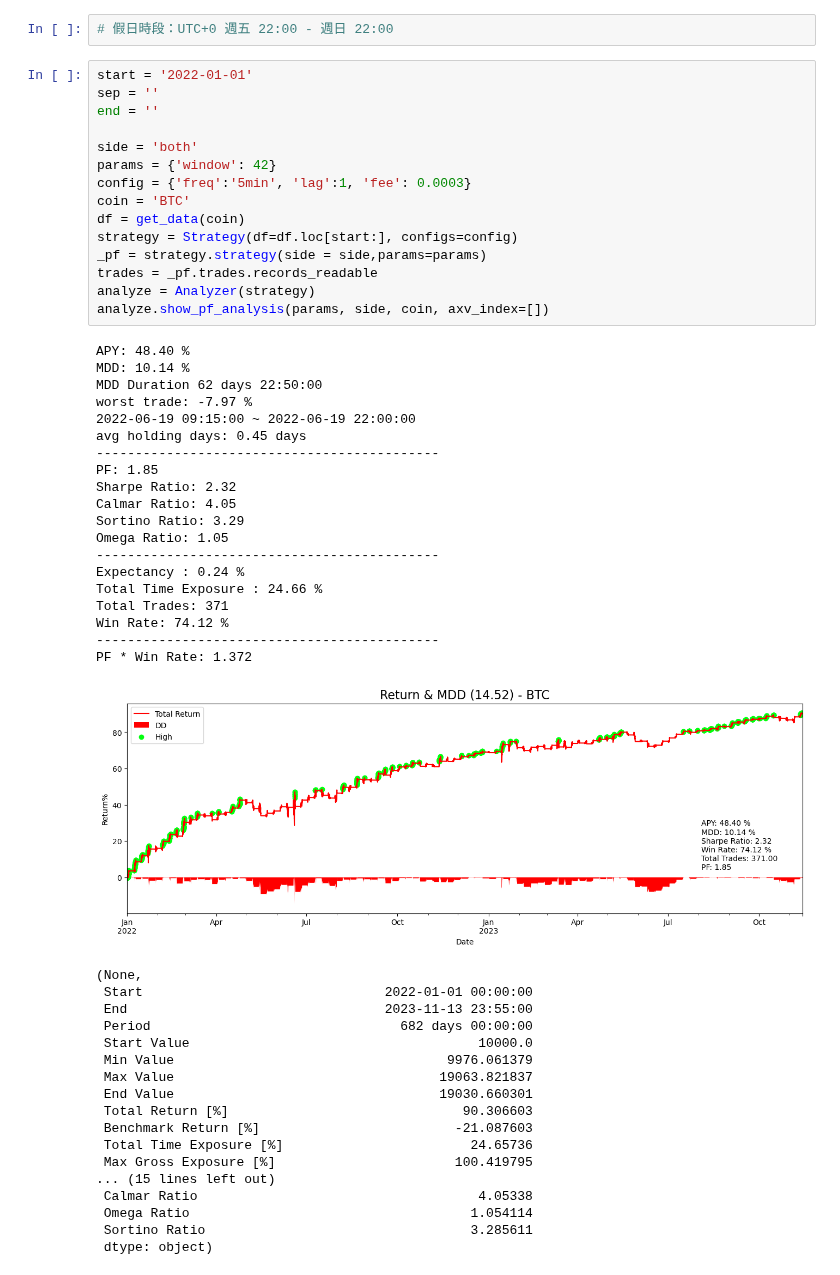
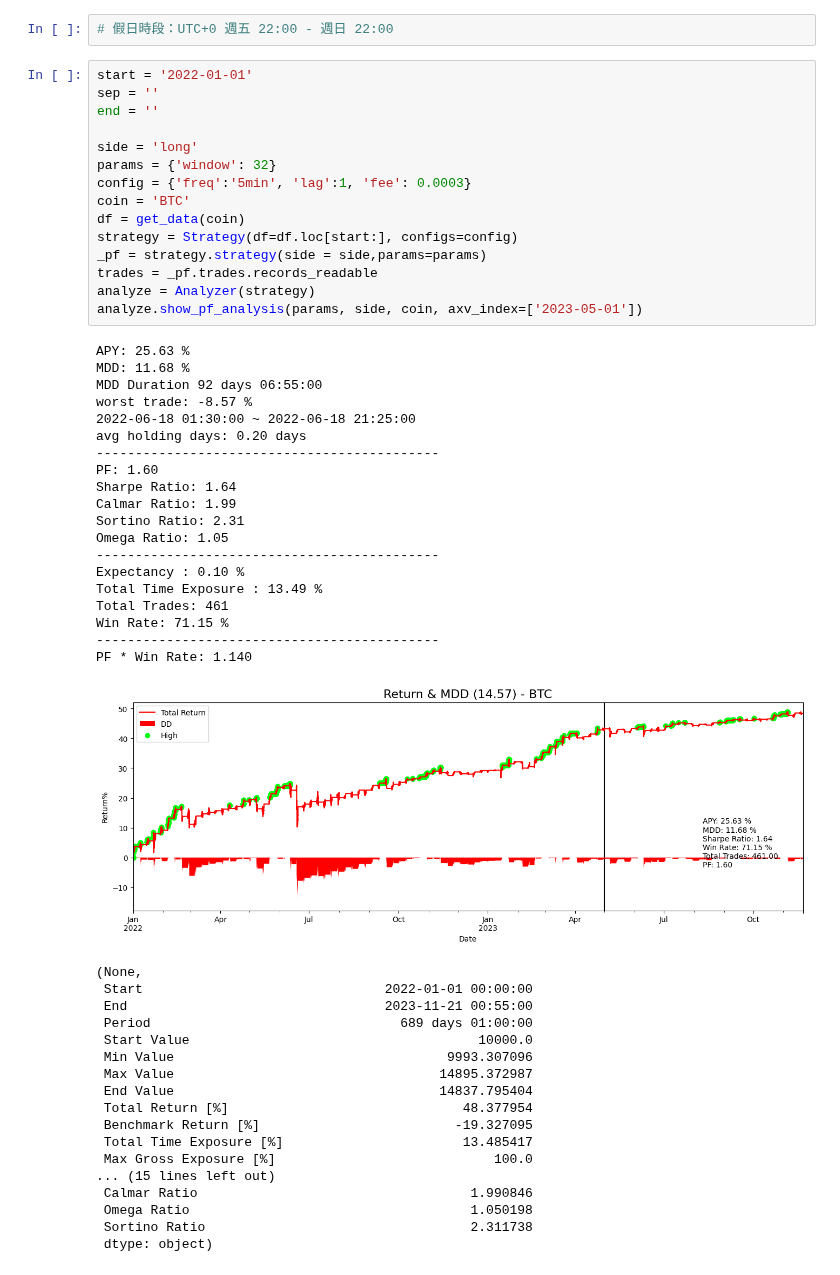
Before and after one commit to JohnsonHsiao/DC_capital_intern, a Jupyter notebook: strategy_research/CTA_TEST/Crypto/weekend/bt_lab.ipynb, the cells around one changed output. Saved outputs shown, nothing was run; the diff lists cells and outputs as text.

```diff
--- a/strategy_research/CTA_TEST/Crypto/weekend/bt_lab.ipynb
+++ b/strategy_research/CTA_TEST/Crypto/weekend/bt_lab.ipynb
@@ -32,55 +41,55 @@ df = df_dict['BTC']
 # %%
 start = '2022-01-01'
 sep = ''
 end = ''
 
-side = 'both'
-params = {'window': 42}
+side = 'long'
+params = {'window': 32}
 config = {'freq':'5min', 'lag':1, 'fee': 0.0003}
 coin = 'BTC'
 df = get_data(coin)
 strategy = Strategy(df=df.loc[start:], configs=config)
 _pf = strategy.strategy(side = side,params=params)
 trades = _pf.trades.records_readable
 analyze = Analyzer(strategy)
-analyze.show_pf_analysis(params, side, coin, axv_index=[])
+analyze.show_pf_analysis(params, side, coin, axv_index=['2023-05-01'])
 # %% [output]
-APY: 48.40 %
-MDD: 10.14 %
-MDD Duration 62 days 22:50:00
-worst trade: -7.97 %
-2022-06-19 09:15:00 ~ 2022-06-19 22:00:00
-avg holding days: 0.45 days
+APY: 25.63 %
+MDD: 11.68 %
+MDD Duration 92 days 06:55:00
+worst trade: -8.57 %
+2022-06-18 01:30:00 ~ 2022-06-18 21:25:00
+avg holding days: 0.20 days
 --------------------------------------------
-PF: 1.85
-Sharpe Ratio: 2.32
-Calmar Ratio: 4.05
-Sortino Ratio: 3.29
+PF: 1.60
+Sharpe Ratio: 1.64
+Calmar Ratio: 1.99
+Sortino Ratio: 2.31
 Omega Ratio: 1.05
 --------------------------------------------
-Expectancy : 0.24 %
-Total Time Exposure : 24.66 %
-Total Trades: 371
-Win Rate: 74.12 %
+Expectancy : 0.10 %
+Total Time Exposure : 13.49 %
+Total Trades: 461
+Win Rate: 71.15 %
 --------------------------------------------
-PF * Win Rate: 1.372
+PF * Win Rate: 1.140
-[figure, old version]
+[figure, new version]
 (None,
  Start                               2022-01-01 00:00:00
- End                                 2023-11-13 23:55:00
- Period                                682 days 00:00:00
+ End                                 2023-11-21 00:55:00
+ Period                                689 days 01:00:00
  Start Value                                     10000.0
- Min Value                                   9976.061379
- Max Value                                  19063.821837
- End Value                                  19030.660301
- Total Return [%]                              90.306603
- Benchmark Return [%]                         -21.087603
- Total Time Exposure [%]                        24.65736
- Max Gross Exposure [%]                       100.419795
+ Min Value                                   9993.307096
+ Max Value                                  14895.372987
+ End Value                                  14837.795404
+ Total Return [%]                              48.377954
+ Benchmark Return [%]                         -19.327095
+ Total Time Exposure [%]                       13.485417
+ Max Gross Exposure [%]                            100.0
 ... (15 lines left out)
- Calmar Ratio                                    4.05338
- Omega Ratio                                    1.054114
- Sortino Ratio                                  3.285611
+ Calmar Ratio                                   1.990846
+ Omega Ratio                                    1.050198
+ Sortino Ratio                                  2.311738
  dtype: object)
 # %%
 start= '2022-01-01'
```
Also changed, not shown: parts of 6 cells of this notebook, 16 other files.
